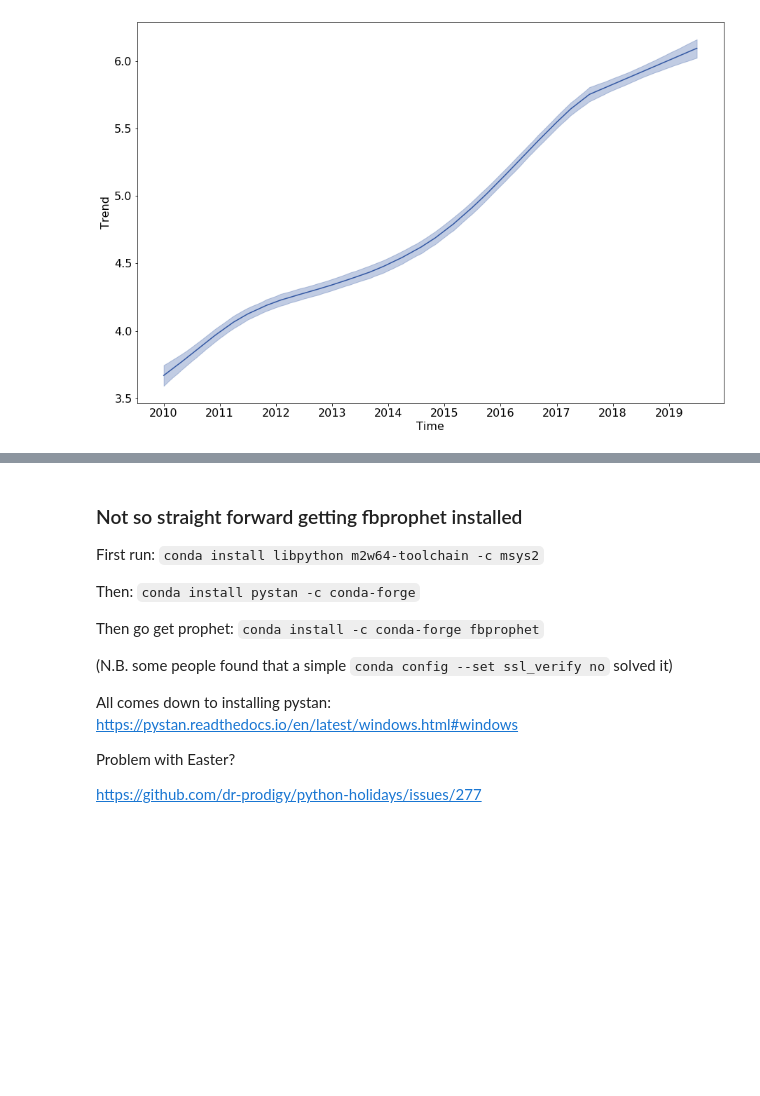
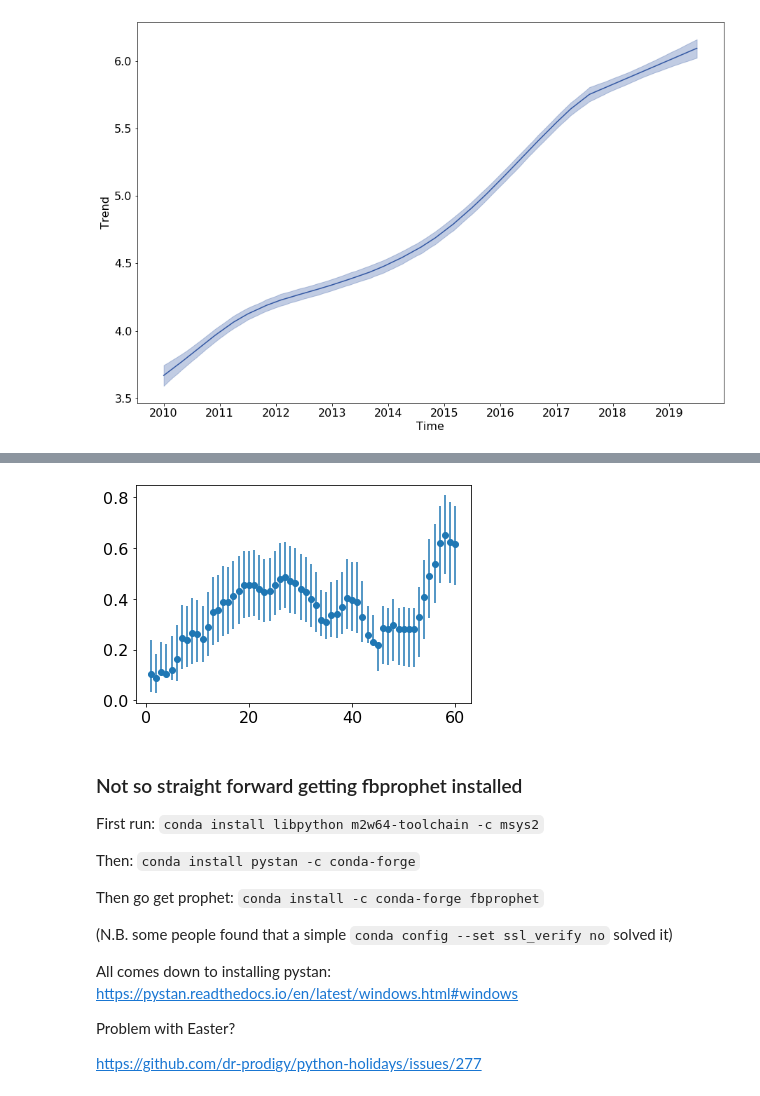
Before and after one commit to Yoyodyne-Data-Science/schiphol-passengers, a Jupyter notebook: Schiphol_Passengers.ipynb, the cells around one changed output, grey strips where cells are left out. Saved outputs shown, nothing was run; the diff lists cells and outputs as text; code cells hidden in the pictures; blank space fills up the shorter version.

```diff
--- a/Schiphol_Passengers.ipynb
+++ b/Schiphol_Passengers.ipynb
@@ -115,3 +201,14 @@ plt.show()
+# %%
+month_range = np.arange(1,121)
+rmse_months = calculate_rmse(month_range)
+# %%
+fig, ax = plt.subplots()
+err_bars = [abs(rmse_months[:,1] - rmse_months[:,0]),
+abs(rmse_months[:,2] - rmse_months[:,0])]
+ax.errorbar(month_range, y = rmse_months[:,0], yerr = err_bars, fmt = 'o')
+plt.show()
+# %% [output]
+[figure, added]
 # %% [markdown]
 ### Not so straight forward getting fbprophet installed
 
```
Also changed, not shown: parts of 14 cells of this notebook, 2 other files.
